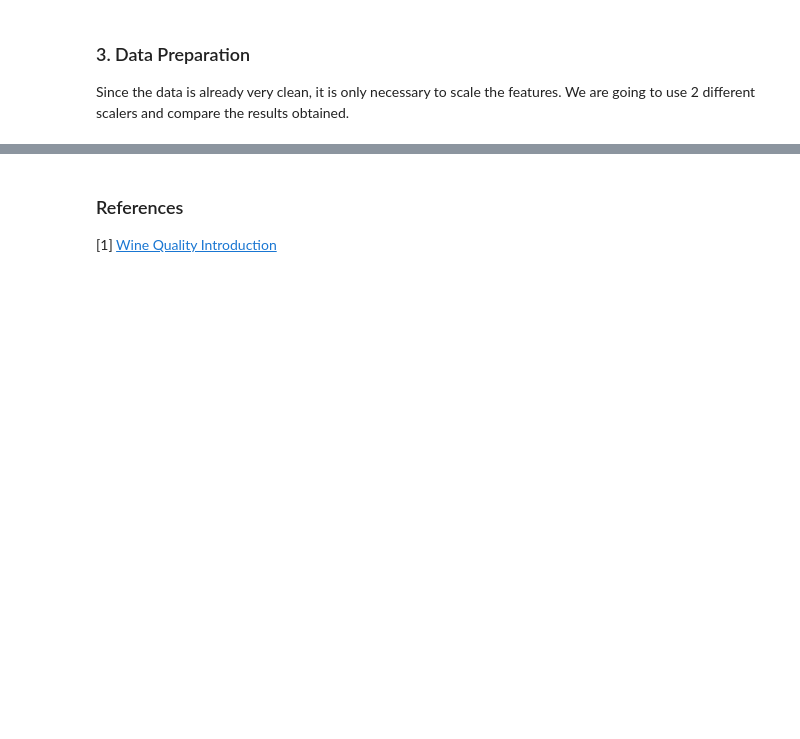
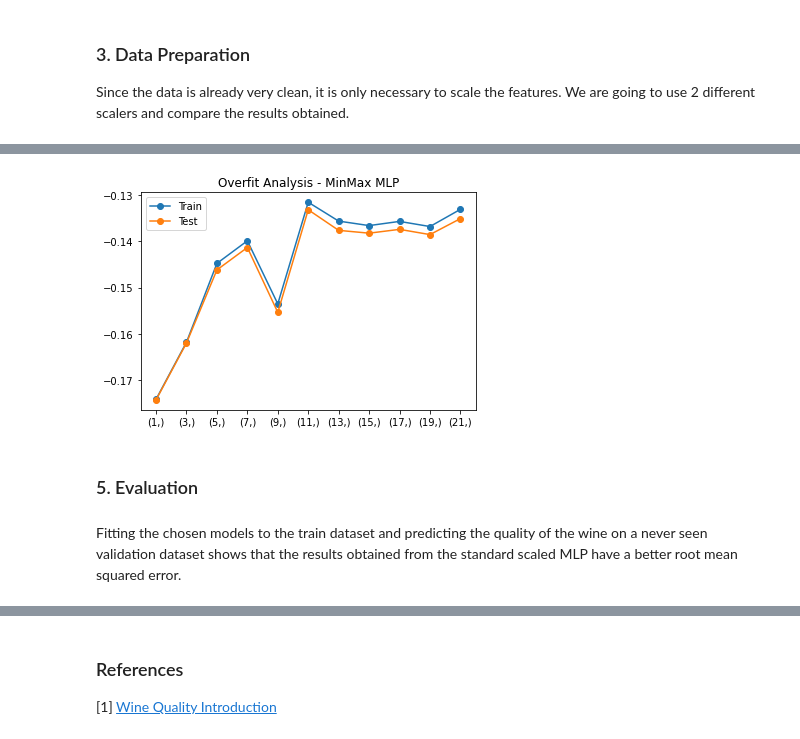
Before and after one commit to rodrigotorn/kaggle-redwine-regression, a Jupyter notebook: pipeline.ipynb, the cells around one changed output, grey strips where cells are left out. Saved outputs shown, nothing was run; the diff lists cells and outputs as text; code cells hidden in the pictures; blank space fills up the shorter version.

```diff
--- a/pipeline.ipynb
+++ b/pipeline.ipynb
@@ -138,0 +200,4 @@ files.download('mlp_minmax.joblib')
+# %%
+minmax_results = pd.read_csv('outputs/mlp_minmax_results.csv')
+minmax_results['test/train'] = minmax_results['mean_test_score']/minmax_results['mean_train_score']
+minmax_results[minmax_results['test/train'] < 1.05].sort_values(['rank_test_score'])
@@ -138,0 +218,13 @@ files.download('mlp_minmax.joblib')
+# %%
+sample1 = minmax_results.query("param_activation == 'tanh' & param_batch_size == 50 & param_max_iter == 800")
+plt.plot(sample1['param_hidden_layer_sizes'], sample1['mean_train_score'], '-o', label='Train')
+plt.plot(sample1['param_hidden_layer_sizes'], sample1['mean_test_score'], '-o', label='Test')
+plt.legend()
+plt.title('Overfit Analysis - MinMax MLP')
+plt.show()
+# %% [output]
+[figure, added]
+# %% [markdown]
+### 5. Evaluation
+# %% [markdown]
+Fitting the chosen models to the train dataset and predicting the quality of the wine on a never seen validation dataset shows that the results obtained from the standard scaled MLP have a better root mean squared error.
```
Also changed, not shown: parts of 20 cells of this notebook, 5 other files.
